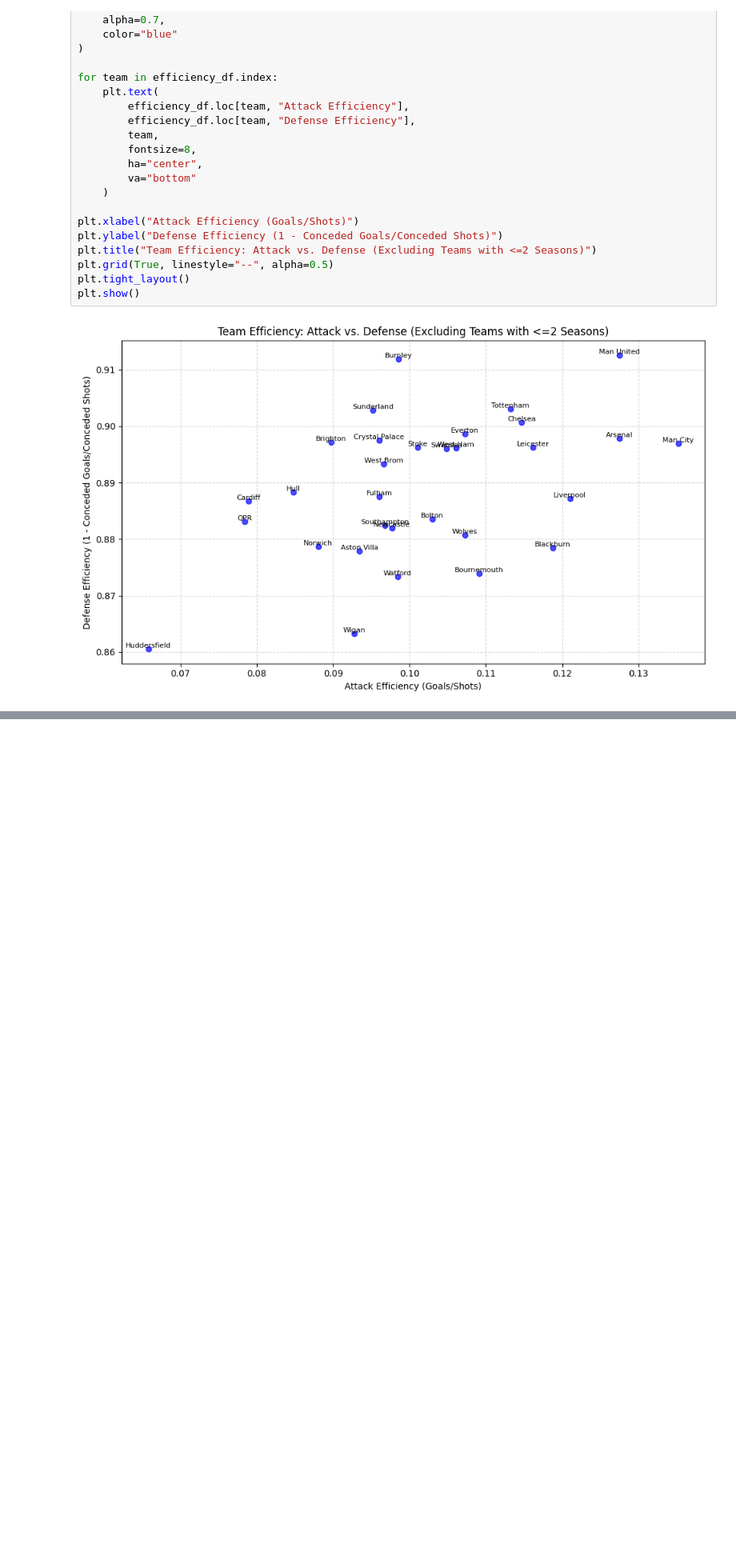
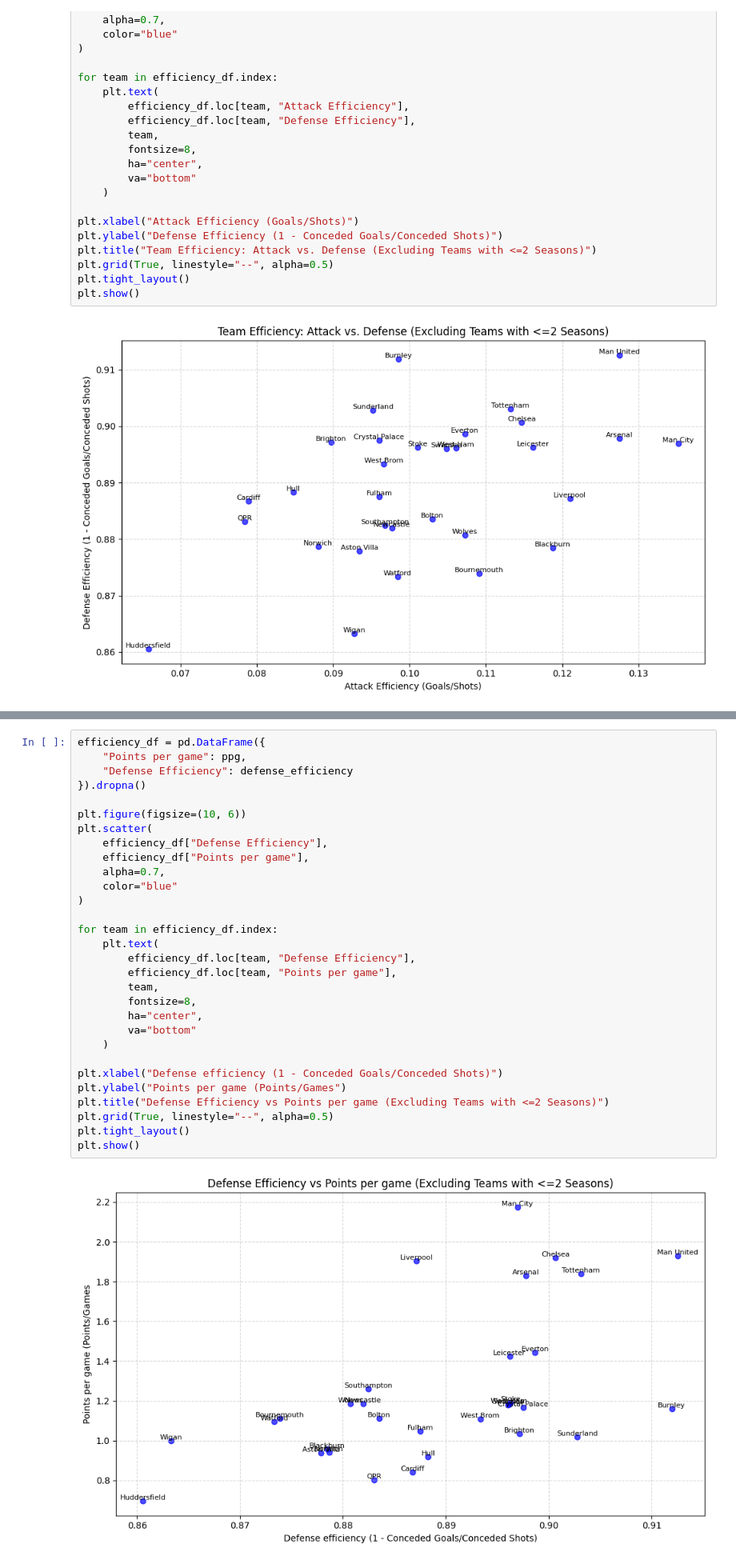
Before and after one commit to marko04st/PStat_Domashno, a Jupyter notebook: epl_stattest.ipynb, the cells around one changed output, grey strips where cells are left out. Shown: that part at 80% size. Drawn from its saved outputs; the diff is of its cells as text; blank space fills up the shorter version.

```diff
--- a/epl_stattest.ipynb
+++ b/epl_stattest.ipynb
@@ -140,0 +242,32 @@ plt.show()
+# %%
+efficiency_df = pd.DataFrame({
+    "Points per game": ppg,
+    "Defense Efficiency": defense_efficiency
+}).dropna()
+
+plt.figure(figsize=(10, 6))
+plt.scatter(
+    efficiency_df["Defense Efficiency"],
+    efficiency_df["Points per game"],
+    alpha=0.7,
+    color="blue"
+)
+
+for team in efficiency_df.index:
+    plt.text(
+        efficiency_df.loc[team, "Defense Efficiency"],
+        efficiency_df.loc[team, "Points per game"],
+        team,
+        fontsize=8,
+        ha="center",
+        va="bottom"
+    )
+
+plt.xlabel("Defense efficiency (1 - Conceded Goals/Conceded Shots)")
+plt.ylabel("Points per game (Points/Games")
+plt.title("Defense Efficiency vs Points per game (Excluding Teams with <=2 Seasons)")
+plt.grid(True, linestyle="--", alpha=0.5)
+plt.tight_layout()
+plt.show()
+# %% [output]
+[figure, added]
```
Also changed, not shown: parts of 20 cells of this notebook.
